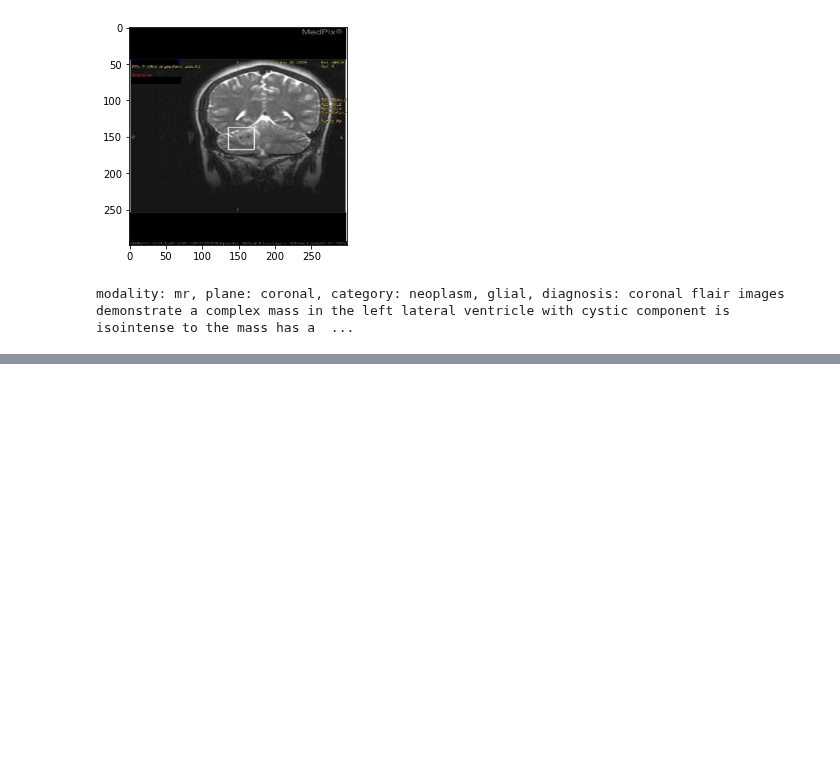
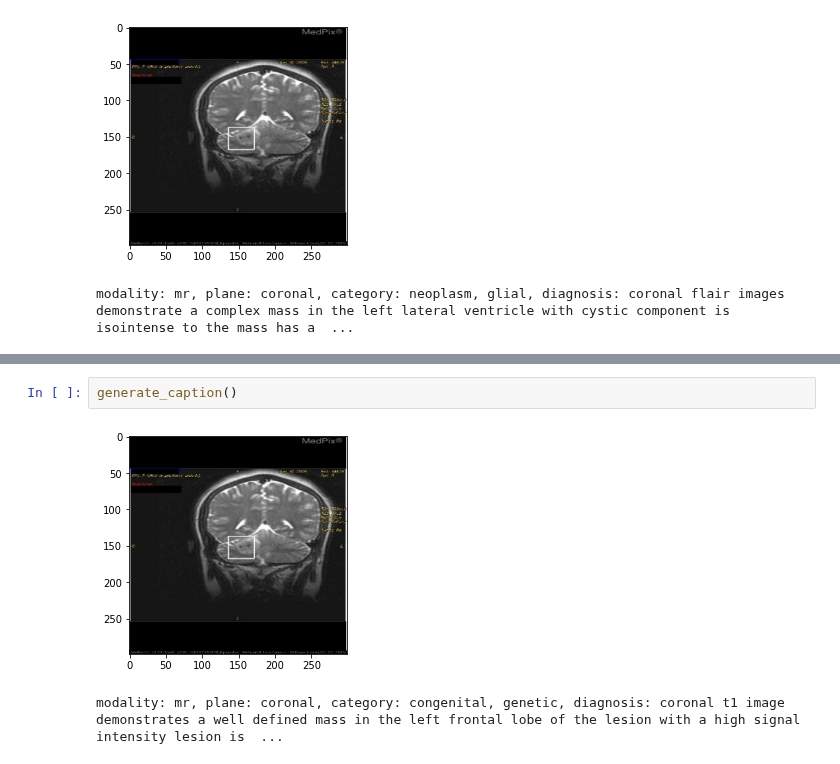
Before and after one commit to KevinTMtz/MedCLIPModel, a Jupyter notebook: MedCLIP Captioning Model.ipynb, the cells around one changed output, grey strips where cells are left out. Saved outputs shown, nothing was run; the diff lists cells and outputs as text; blank space fills up the shorter version.

```diff
--- a/MedCLIP Captioning Model.ipynb
+++ b/MedCLIP Captioning Model.ipynb
@@ -705,0 +706,5 @@ modality: mr, plane: coronal, category: neoplasm, glial, diagnosis: coronal flai
+# %%
+generate_caption()
+# %% [output]
+[figure, added]
+modality: mr, plane: coronal, category: congenital, genetic, diagnosis: coronal t1 image demonstrates a well defined mass in the left frontal lobe of the lesion with a high signal intensity lesion is  ...
```
Also changed, not shown: parts of 8 cells of this notebook.
